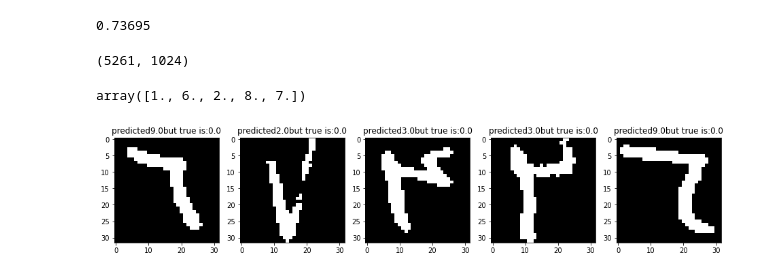
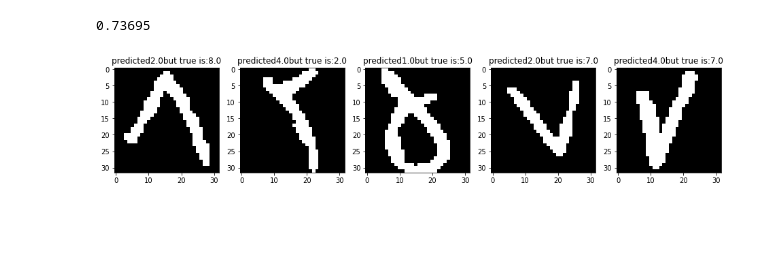
Before and after one commit to mahdialipoo/mid_AI, a Jupyter notebook: Q2.ipynb, the cells around one changed output. Drawn from its saved outputs; the diff is of its cells as text; code cells hidden in the pictures; blank space fills up the shorter version.

```diff
--- a/Q2.ipynb
+++ b/Q2.ipynb
@@ -239,13 +239,6 @@ class MDC():
                 v[i]=self.distance(self.w[i],sample)
             y=np.append(y,min(v,key=v.get))
         return y
-    def pred(self,X):
-
-        v={}
-        for i in self.w:
-            v[i]=self.distance(self.w[i],X)
-            y=min(v,key=v.get)
-        return y
 # %%
 c=MDC()
 c.fit(X_train_flattened,y_train)
@@ -257,25 +271,18 @@ np.sum(y_pred==y_test)/y_test.shape[0]
 0.73695
 # %%
 X_test_false=X_test[~(y_pred==y_test)]
-y_test_false=y_pred[~(y_pred==y_test)]
-y_test_true=y_test[~(y_pred==y_test)]
+y_pred_false=y_pred[~(y_pred==y_test)]
+y_test_false=y_test[~(y_pred==y_test)]
 ind=np.random.choice(X_test_false.shape[0],5)
 y_test_sample=y_test_false[ind]
 X_test_sample=X_test_false[ind]
+y_pred_sample=y_pred[ind]
-# %%
-X_test_false.shape
-# %% [output]
-(5261, 1024)
-# %%
-y_test_sample
-# %% [output]
-array([1., 6., 2., 8., 7.])
 # %%
 fig = plt.figure(figsize=(16, X_test_sample.shape[0]))
 
 for i in range(X_test_sample.shape[0]):
     fig.add_subplot(1,X_test_sample.shape[0], i+1)
-    plt.title('predicted' + str(y_test_sample[i])+'but true is:'+str(y_test_true[i]))
+    plt.title('predicted' + str(y_pred_sample[i])+'but true is:'+str(y_test_sample[i]))
     plt.imshow(X_test_sample[i].reshape([32, 32]), cmap='gray')
 # %% [output]
-[figure, old version]
+[figure, new version]
```
Also changed, not shown: parts of 1 cell of this notebook, 2 other files.
